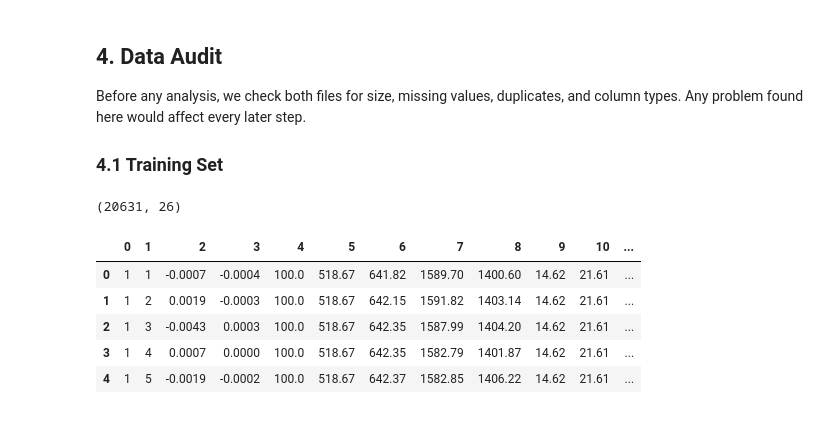
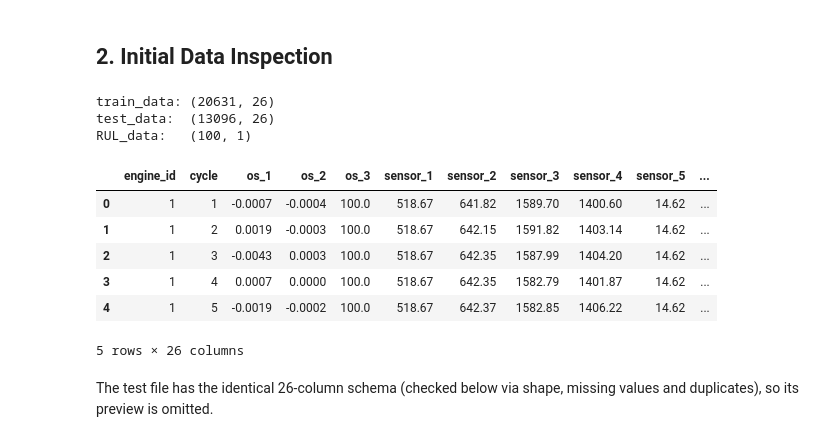
Before and after one commit to variableh/NASA, a Jupyter notebook: 01_analysis.ipynb, the cells around one changed output. Saved outputs shown, nothing was run; the diff lists cells and outputs as text; code cells hidden in the pictures.

Commit message:
clean and organize analysis notebook

```diff
--- a/01_analysis.ipynb
+++ b/01_analysis.ipynb
@@ -47,23 +41,25 @@ RUL_data = pd.read_csv("data/raw/RUL_FD001.txt", sep =r"\s+", header = None)
-# %% [markdown]
-## 4. Data Audit
-
-Before any analysis, we check both files for size, missing values, duplicates, and column types. Any problem found here would affect every later step.
-
-### 4.1 Training Set
+# %% [markdown]
+## 2. Initial Data Inspection
+# %%
+print("train_data:", train_data.shape)
+print("test_data: ", test_data.shape)
+print("RUL_data:  ", RUL_data.shape)
+# %% [output]
+train_data: (20631, 26)
+test_data:  (13096, 26)
+RUL_data:   (100, 1)
 # %%
-train_data.shape
+train_data.head()
 # %% [output]
+|  | engine_id | cycle | os_1 | os_2 | os_3 | sensor_1 | sensor_2 | sensor_3 | sensor_4 | sensor_5 | ... |
+| 0 | 1 | 1 | -0.0007 | -0.0004 | 100.0 | 518.67 | 641.82 | 1589.70 | 1400.60 | 14.62 | ... |
+| 1 | 1 | 2 | 0.0019 | -0.0003 | 100.0 | 518.67 | 642.15 | 1591.82 | 1403.14 | 14.62 | ... |
+| 2 | 1 | 3 | -0.0043 | 0.0003 | 100.0 | 518.67 | 642.35 | 1587.99 | 1404.20 | 14.62 | ... |
+| 3 | 1 | 4 | 0.0007 | 0.0000 | 100.0 | 518.67 | 642.35 | 1582.79 | 1401.87 | 14.62 | ... |
+| 4 | 1 | 5 | -0.0019 | -0.0002 | 100.0 | 518.67 | 642.37 | 1582.85 | 1406.22 | 14.62 | ... |
-(20631, 26)
+5 rows × 26 columns
-# %%
-
-train_data.head()
-# %% [output]
-|  | 0 | 1 | 2 | 3 | 4 | 5 | 6 | 7 | 8 | 9 | 10 | ... |
-| 0 | 1 | 1 | -0.0007 | -0.0004 | 100.0 | 518.67 | 641.82 | 1589.70 | 1400.60 | 14.62 | 21.61 | ... |
-| 1 | 1 | 2 | 0.0019 | -0.0003 | 100.0 | 518.67 | 642.15 | 1591.82 | 1403.14 | 14.62 | 21.61 | ... |
-| 2 | 1 | 3 | -0.0043 | 0.0003 | 100.0 | 518.67 | 642.35 | 1587.99 | 1404.20 | 14.62 | 21.61 | ... |
-| 3 | 1 | 4 | 0.0007 | 0.0000 | 100.0 | 518.67 | 642.35 | 1582.79 | 1401.87 | 14.62 | 21.61 | ... |
-| 4 | 1 | 5 | -0.0019 | -0.0002 | 100.0 | 518.67 | 642.37 | 1582.85 | 1406.22 | 14.62 | 21.61 | ... |
+# %% [markdown]
+The test file has the identical 26-column schema (checked below via shape, missing values and duplicates), so its preview is omitted.
 # %%
 train_data.info()
 # %% [output]
```
Also changed, not shown: parts of 142 cells of this notebook.
